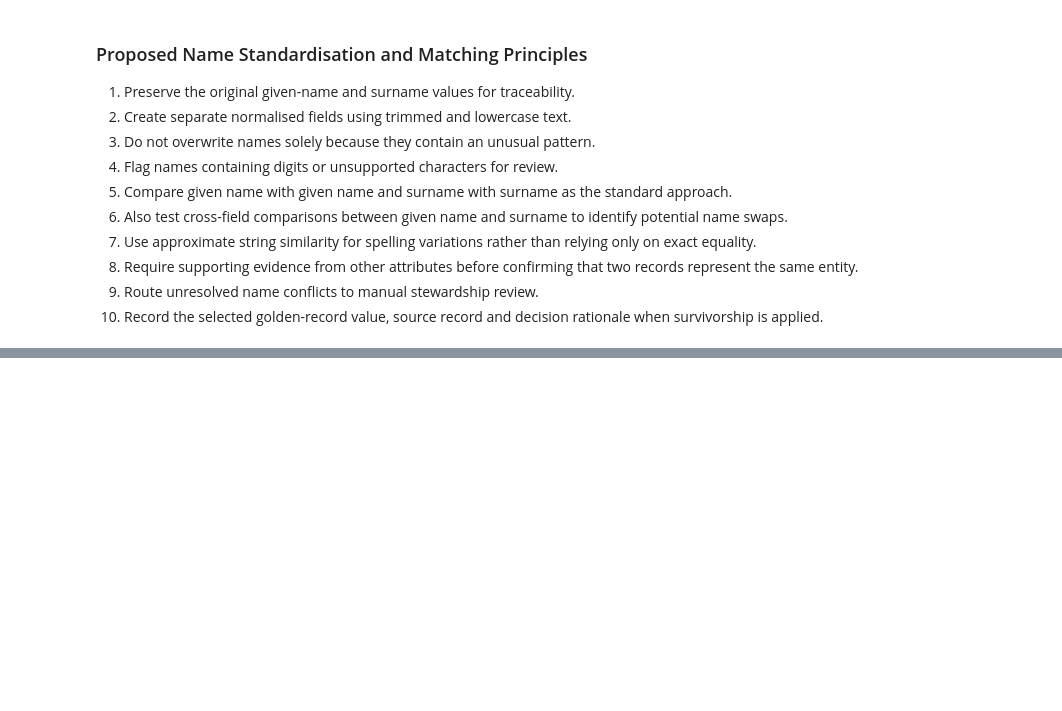
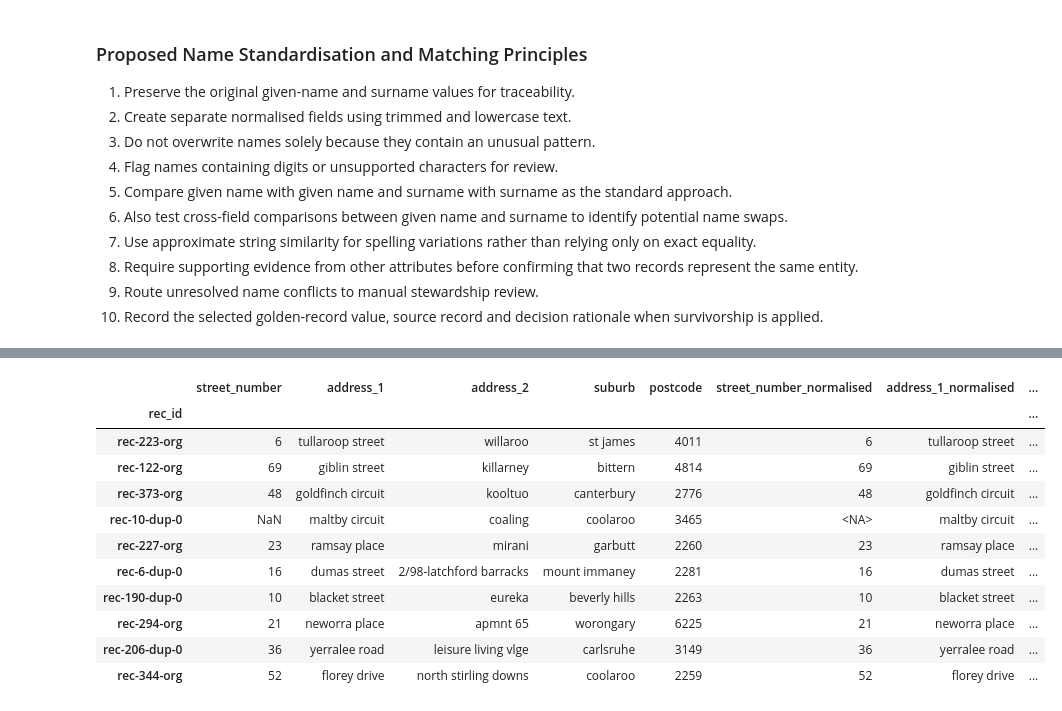
Before and after one commit to WaleBalogunK/Repository-name-entity-resolution-golden-record-lab, a Jupyter notebook: notebooks/01_data_acquisition_and_initial_audit.ipynb, the cells around one changed output, grey strips where cells are left out. Cells and saved outputs as stored; diff of their text form; code cells hidden in the pictures; blank space fills up the shorter version.

```diff
--- a/notebooks/01_data_acquisition_and_initial_audit.ipynb
+++ b/notebooks/01_data_acquisition_and_initial_audit.ipynb
@@ -1796,0 +1835,34 @@ Name-swap pair: rec-492-dup-0 <-> rec-492-org
+# %%
+address_fields = [
+    "street_number",
+    "address_1",
+    "address_2",
+    "suburb",
+    "postcode"
+]
+
+address_audit = febrl_records[address_fields].copy()
+
+for column in address_fields:
+    address_audit[f"{column}_normalised"] = (
+        address_audit[column]
+        .astype("string")
+        .str.strip()
+        .str.lower()
+        .str.replace(r"\s+", " ", regex=True)
+    )
+
+address_audit.head(10)
+# %% [output]
+|  | street_number | address_1 | address_2 | suburb | postcode | street_number_normalised | address_1_normalised | ... |
+| rec_id |  |  |  |  |  |  |  | ... |
+| rec-223-org | 6 | tullaroop street | willaroo | st james | 4011 | 6 | tullaroop street | ... |
+| rec-122-org | 69 | giblin street | killarney | bittern | 4814 | 69 | giblin street | ... |
+| rec-373-org | 48 | goldfinch circuit | kooltuo | canterbury | 2776 | 48 | goldfinch circuit | ... |
+| rec-10-dup-0 | NaN | maltby circuit | coaling | coolaroo | 3465 | <NA> | maltby circuit | ... |
+| rec-227-org | 23 | ramsay place | mirani | garbutt | 2260 | 23 | ramsay place | ... |
+| rec-6-dup-0 | 16 | dumas street | 2/98-latchford barracks | mount immaney | 2281 | 16 | dumas street | ... |
+| rec-190-dup-0 | 10 | blacket street | eureka | beverly hills | 2263 | 10 | blacket street | ... |
+| rec-294-org | 21 | neworra place | apmnt 65 | worongary | 6225 | 21 | neworra place | ... |
+| rec-206-dup-0 | 36 | yerralee road | leisure living vlge | carlsruhe | 3149 | 36 | yerralee road | ... |
+| rec-344-org | 52 | florey drive | north stirling downs | coolaroo | 2259 | 52 | florey drive | ... |
```
Also changed, not shown: parts of 6 cells of this notebook.
